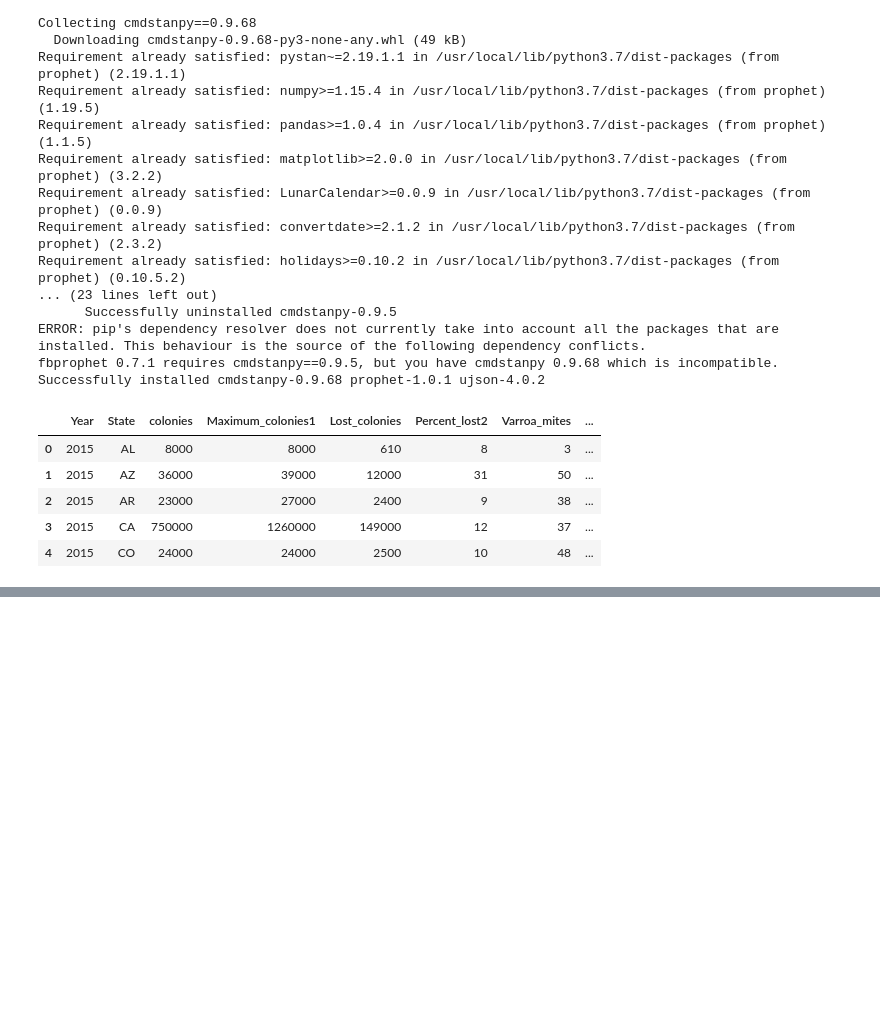
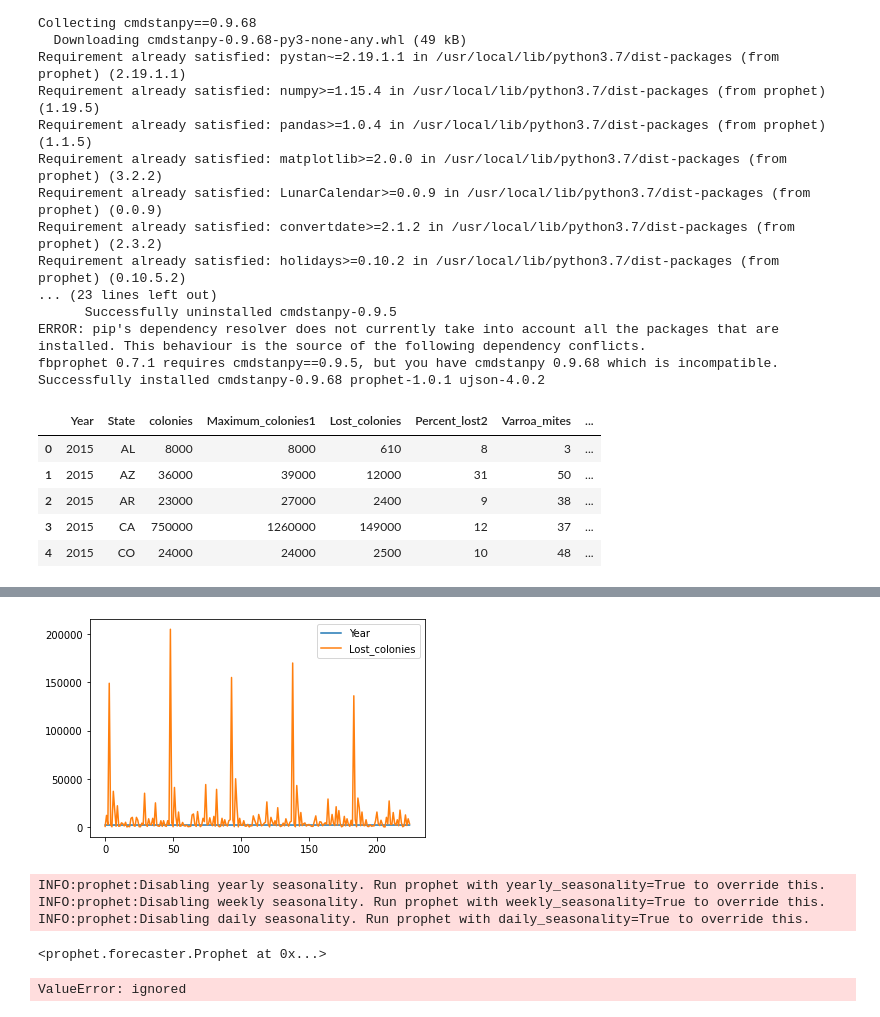
Before and after one commit to Saymanning/Honey_Bee_Colony_Loss_US, a Jupyter notebook: FBprofit.ipynb, the cells around one changed output, grey strips where cells are left out. Drawn from its saved outputs; the diff is of its cells as text; code cells hidden in the pictures; blank space fills up the shorter version.

```diff
--- a/FBprofit.ipynb
+++ b/FBprofit.ipynb
@@ -70,0 +42,10 @@ AttributeError: ignored
+# %%
+# load the dataset
+from pandas import read_csv
+# load data
+path = "https://raw.githubusercontent.com/Saymanning/Honey_Bee_Colony_Loss_US/main/Resources/Clean_Bee_Pop.csv"
+df = read_csv(path, header=0)
+# summarize shape
+print(df.shape)
+# show first few rows
+print(df.head())
@@ -70,0 +62,2 @@ AttributeError: ignored
+# %%
+df.drop(['State','colonies','Maximum_colonies1','Percent_lost2','Varroa_mites','Other_parasites','Diseases','Pestticides','Other3','Unknown'],axis=1, inplace=True)
@@ -70,0 +73,2 @@ AttributeError: ignored
+# %%
+df.drop('POPULATION',axis=1, inplace=True)
@@ -70,0 +84,37 @@ AttributeError: ignored
+# %%
+# plot the time series
+df.plot()
+pyplot.show()
+# %% [output]
+[figure, added]
+# %%
+# prepare expected column names
+df.columns = ['ds', 'y']
+df['ds']= to_datetime(df['ds'])
+# define the model
+model = Prophet()
+# fit the model
+model.fit(df)
+# %% [output]
+INFO:prophet:Disabling yearly seasonality. Run prophet with yearly_seasonality=True to override this.
+INFO:prophet:Disabling weekly seasonality. Run prophet with weekly_seasonality=True to override this.
+INFO:prophet:Disabling daily seasonality. Run prophet with daily_seasonality=True to override this.
+<prophet.forecaster.Prophet at 0x...>
+# %%
+# define the period for which we want a prediction
+future = list()
+for i in range(1, 13):
+	date = '2015-%02d' % i
+	future.append([date])
+future = DataFrame(future)
+future.columns = ['ds']
+future['ds']= to_datetime(future['ds'])
+# use the model to make a forecast
+forecast = model.predict(future)
+# summarize the forecast
+print(forecast[['ds', 'yhat', 'yhat_lower', 'yhat_upper']].head())
+# plot forecast
+model.plot(forecast)
+pyplot.show()
+# %% [output]
+ValueError: ignored
```
Also changed, not shown: parts of 8 cells of this notebook.
